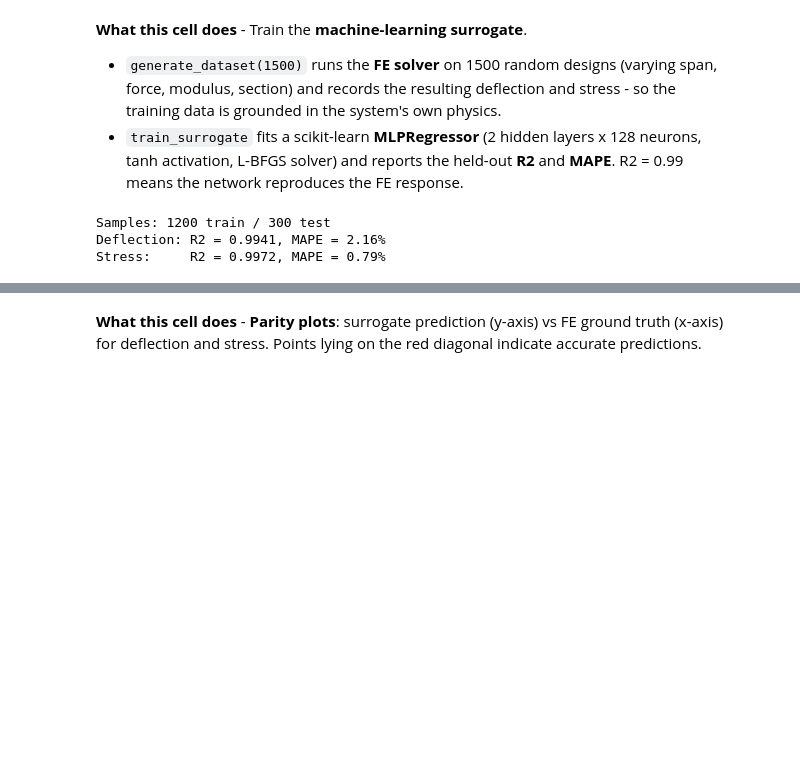
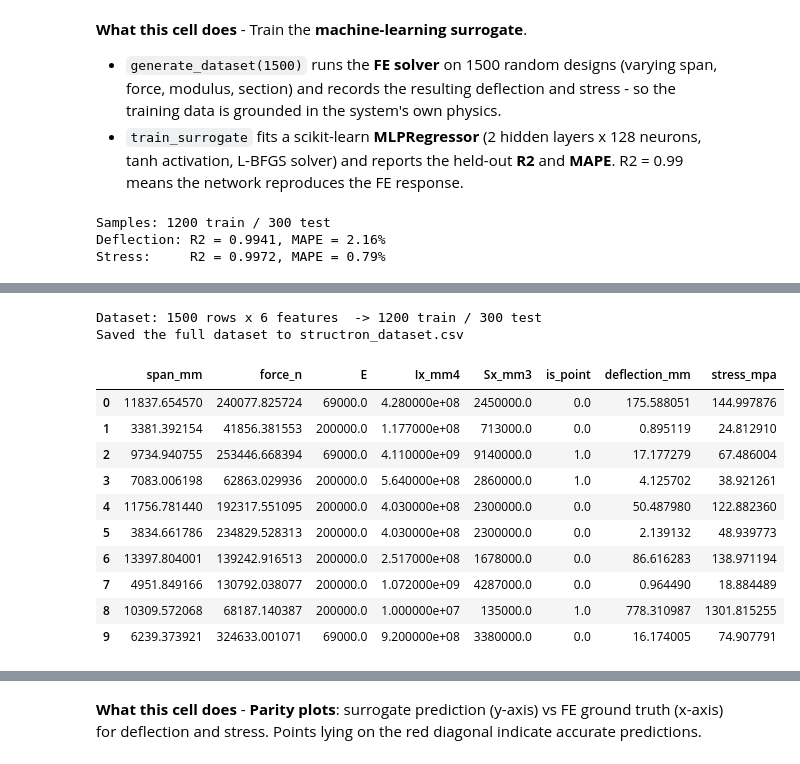
Before and after one commit to Qyuzet/structron-ai, a Jupyter notebook: python/Structron.ipynb, the cells around one changed output, grey strips where cells are left out. Drawn from its saved outputs; the diff is of its cells as text; code cells hidden in the pictures; blank space fills up the shorter version.

```diff
--- a/python/Structron.ipynb
+++ b/python/Structron.ipynb
@@ -312,0 +319,25 @@ Stress:     R2 = 0.9972, MAPE = 0.79%
+# %%
+# The training dataset: each row is one FE solve over a random design.
+feat_cols = surrogate.FEATURES
+dataset = pd.DataFrame(Xs, columns=feat_cols)
+dataset["deflection_mm"] = 10 ** ys[:, 0]
+dataset["stress_mpa"] = 10 ** ys[:, 1]
+dataset.to_csv("structron_dataset.csv", index=False)
+print("Dataset:", dataset.shape[0], "rows x", len(feat_cols), "features  ->",
+      met["n_train"], "train /", met["n_test"], "test")
+print("Saved the full dataset to structron_dataset.csv")
+dataset.head(10)
+# %% [output]
+Dataset: 1500 rows x 6 features  -> 1200 train / 300 test
+Saved the full dataset to structron_dataset.csv
+|  | span_mm | force_n | E | Ix_mm4 | Sx_mm3 | is_point | deflection_mm | stress_mpa |
+| 0 | 11837.654570 | 240077.825724 | 69000.0 | 4.280000e+08 | 2450000.0 | 0.0 | 175.588051 | 144.997876 |
+| 1 | 3381.392154 | 41856.381553 | 200000.0 | 1.177000e+08 | 713000.0 | 0.0 | 0.895119 | 24.812910 |
+| 2 | 9734.940755 | 253446.668394 | 69000.0 | 4.110000e+09 | 9140000.0 | 1.0 | 17.177279 | 67.486004 |
+| 3 | 7083.006198 | 62863.029936 | 200000.0 | 5.640000e+08 | 2860000.0 | 1.0 | 4.125702 | 38.921261 |
+| 4 | 11756.781440 | 192317.551095 | 200000.0 | 4.030000e+08 | 2300000.0 | 0.0 | 50.487980 | 122.882360 |
+| 5 | 3834.661786 | 234829.528313 | 200000.0 | 4.030000e+08 | 2300000.0 | 0.0 | 2.139132 | 48.939773 |
+| 6 | 13397.804001 | 139242.916513 | 200000.0 | 2.517000e+08 | 1678000.0 | 0.0 | 86.616283 | 138.971194 |
+| 7 | 4951.849166 | 130792.038077 | 200000.0 | 1.072000e+09 | 4287000.0 | 0.0 | 0.964490 | 18.884489 |
+| 8 | 10309.572068 | 68187.140387 | 200000.0 | 1.000000e+07 | 135000.0 | 1.0 | 778.310987 | 1301.815255 |
+| 9 | 6239.373921 | 324633.001071 | 69000.0 | 9.200000e+08 | 3380000.0 | 0.0 | 16.174005 | 74.907791 |
```
Also changed, not shown: parts of 4 cells of this notebook, 1 other file.
